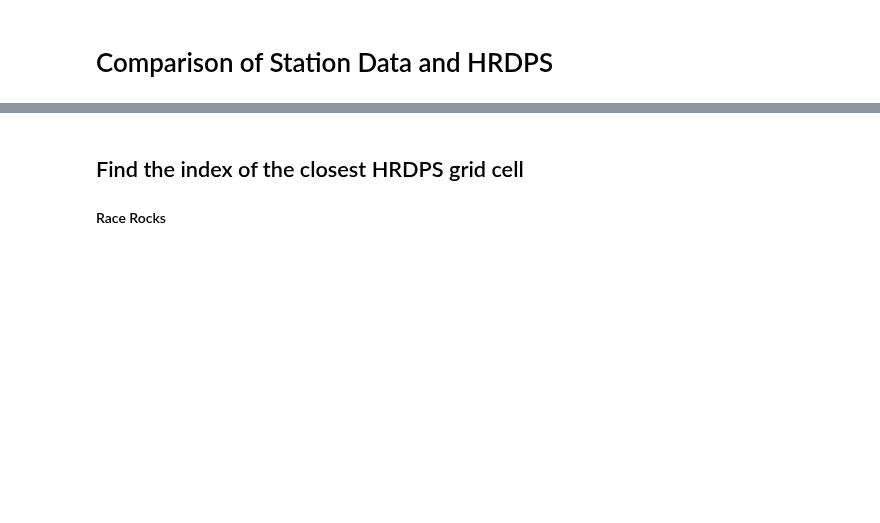
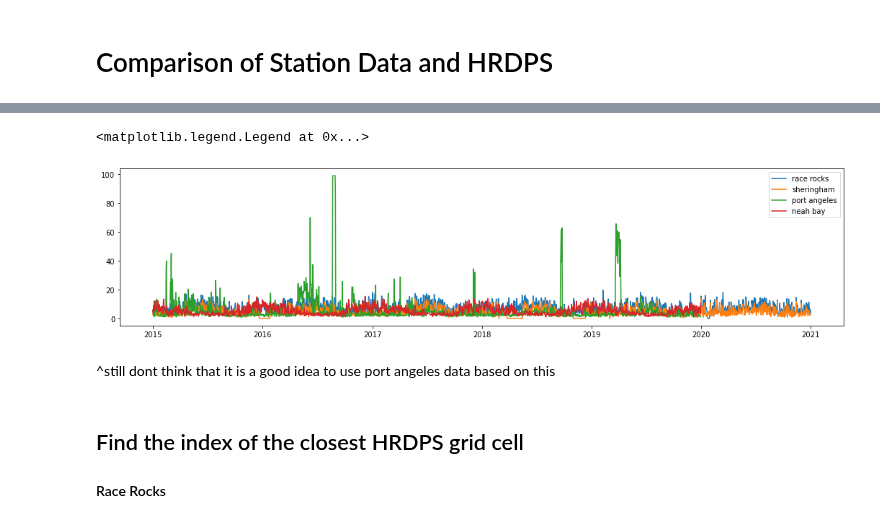
Before and after one commit to rbeutel/eosc510, a Jupyter notebook: Station_HRDPS.ipynb, the cells around one changed output, grey strips where cells are left out. Drawn from its saved outputs; the diff is of its cells as text; code cells hidden in the pictures; blank space fills up the shorter version.

```diff
--- a/Station_HRDPS.ipynb
+++ b/Station_HRDPS.ipynb
@@ -36,10 +48,14 @@ plt.plot(sheringham['Wind Spd (km/h)']) #much more gaps in sheringham wind data
 # %%
 racerocks['Date/Time (LST)']=pd.to_datetime(racerocks['Date/Time (LST)'])
 sheringham['Date/Time (LST)']=pd.to_datetime(sheringham['Date/Time (LST)'])
+neah['Date/Time']=pd.to_datetime(neah['Date/Time'])
+angeles['Date/Time']=pd.to_datetime(angeles['Date/Time'])
 # %%
 #take daily average
 RR_davg = racerocks.resample('D', on='Date/Time (LST)').mean()
 SH_davg = sheringham.resample('D', on='Date/Time (LST)').mean()
+PA_davg = angeles.resample('D', on='Date/Time').mean()
+NB_davg = neah.resample('D', on='Date/Time').mean()
 # %%
 #trim data to be for same time extent as hrdps
 #racerocks:
@@ -49,6 +65,27 @@ RR_davg = RR_davg.drop([datetime.datetime(2016,2,29),datetime.datetime(2020,2,29
 #sheringham
 SH_davg = SH_davg[min(time2015):max(time2015)]
 SH_davg = SH_davg.drop([datetime.datetime(2016,2,29),datetime.datetime(2020,2,29)],axis=0)
+
+#port angeles
+PA_davg = PA_davg[min(time2015):]
+PA_davg = PA_davg.drop(datetime.datetime(2016,2,29),axis=0)
+
+#neah bay
+NB_davg = NB_davg[min(time2015):]
+NB_davg = NB_davg.drop(datetime.datetime(2016,2,29),axis=0)
+# %%
+#plot the wind data at all stations again
+plt.figure(figsize=(18,4))
+plt.plot(RR_davg['Wind Spd (km/h)']*1000*(1/3600),label='race rocks')
+plt.plot(SH_davg['Wind Spd (km/h)']*1000*(1/3600),label='sheringham') #much more gaps in sheringham wind data (pressure is comparible), focus on racerocks
+plt.plot(PA_davg['WSPD'],label='port angeles')
+plt.plot(NB_davg['WSPD'],label='neah bay')
+plt.legend()
+# %% [output]
+<matplotlib.legend.Legend at 0x...>
+[figure, added]
+# %% [markdown]
+^still dont think that it is a good idea to use port angeles data based on this
 # %%
 #flip the direction data so that it is the same way that ocenaographers look at it
 for i in range(len(RR_davg['Wind Dir (10s deg)'])):
```
Also changed, not shown: parts of 37 cells of this notebook, 1 other file.
